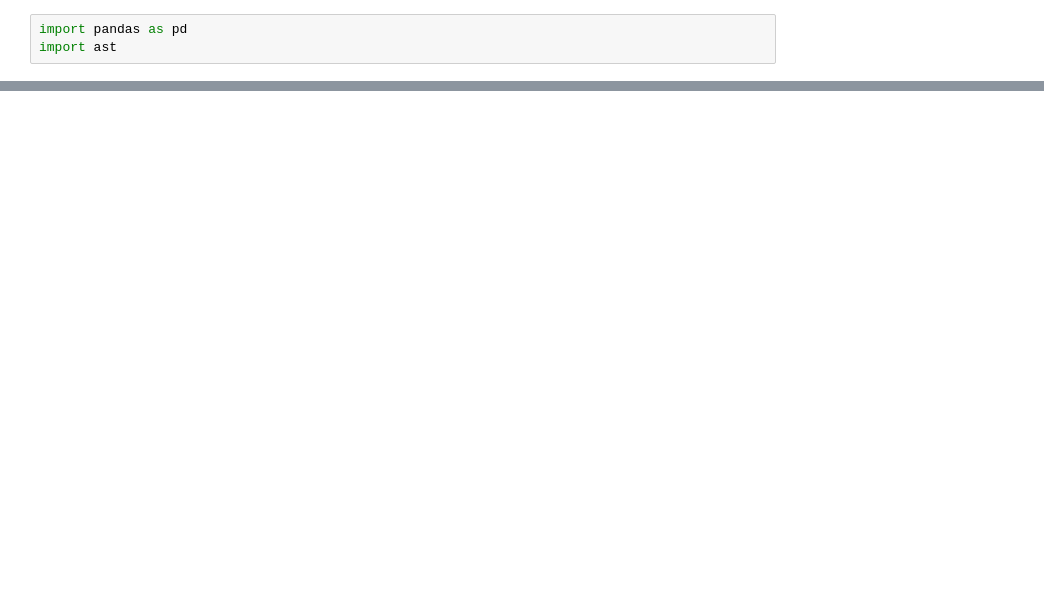
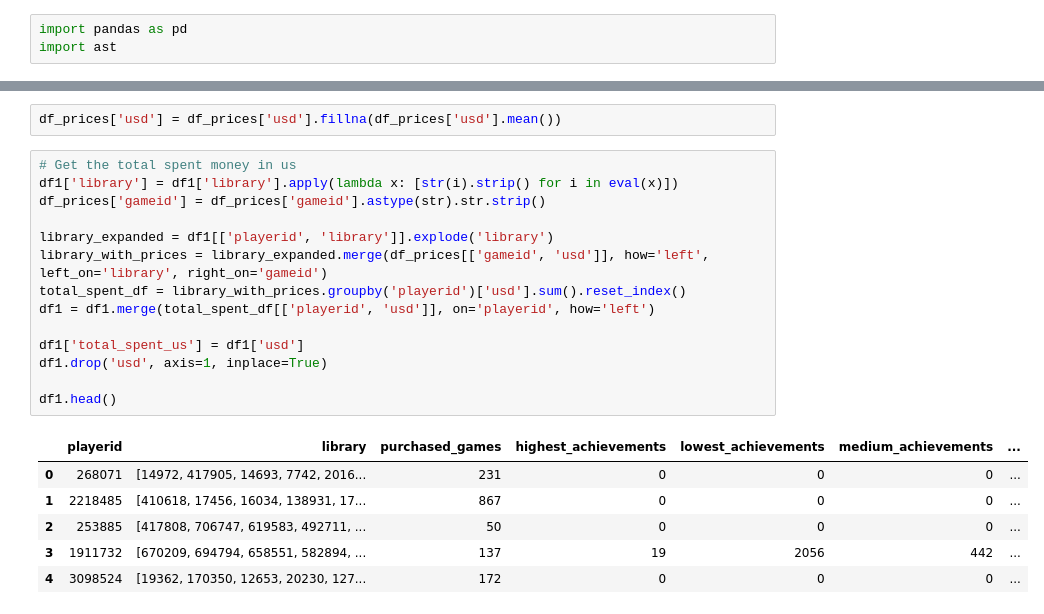
Before and after one commit to hr-vasquez/ml_players, a Jupyter notebook: ml_exploration.ipynb, the cells around one changed output, grey strips where cells are left out. Saved outputs shown, nothing was run; the diff lists cells and outputs as text; blank space fills up the shorter version.

```diff
--- a/ml_exploration.ipynb
+++ b/ml_exploration.ipynb
@@ -83,0 +181,23 @@ df_games[df_games['gameid'] == 7779]
+# %%
+df_prices['usd'] = df_prices['usd'].fillna(df_prices['usd'].mean())
+# %%
+# Get the total spent money in us
+df1['library'] = df1['library'].apply(lambda x: [str(i).strip() for i in eval(x)])
+df_prices['gameid'] = df_prices['gameid'].astype(str).str.strip()
+
+library_expanded = df1[['playerid', 'library']].explode('library')
+library_with_prices = library_expanded.merge(df_prices[['gameid', 'usd']], how='left', left_on='library', right_on='gameid')
+total_spent_df = library_with_prices.groupby('playerid')['usd'].sum().reset_index()
+df1 = df1.merge(total_spent_df[['playerid', 'usd']], on='playerid', how='left')
+
+df1['total_spent_us'] = df1['usd']
+df1.drop('usd', axis=1, inplace=True)
+
+df1.head()
+# %% [output]
+|  | playerid | library | purchased_games | highest_achievements | lowest_achievements | medium_achievements | ... |
+| 0 | 268071 | [14972, 417905, 14693, 7742, 2016... | 231 | 0 | 0 | 0 | ... |
+| 1 | 2218485 | [410618, 17456, 16034, 138931, 17... | 867 | 0 | 0 | 0 | ... |
+| 2 | 253885 | [417808, 706747, 619583, 492711, ... | 50 | 0 | 0 | 0 | ... |
+| 3 | 1911732 | [670209, 694794, 658551, 582894, ... | 137 | 19 | 2056 | 442 | ... |
+| 4 | 3098524 | [19362, 170350, 12653, 20230, 127... | 172 | 0 | 0 | 0 | ... |
```
Also changed, not shown: parts of 24 cells of this notebook, 1 other file.
